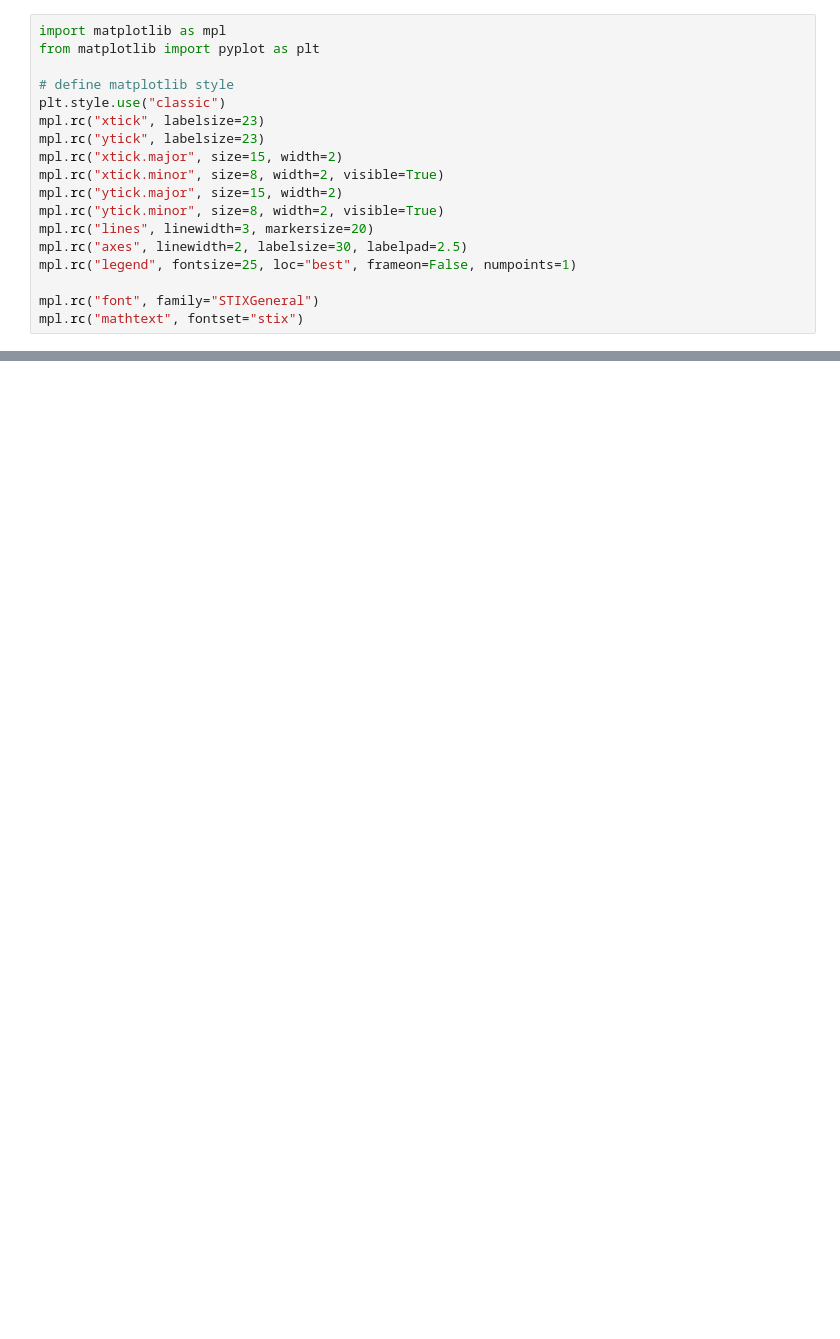
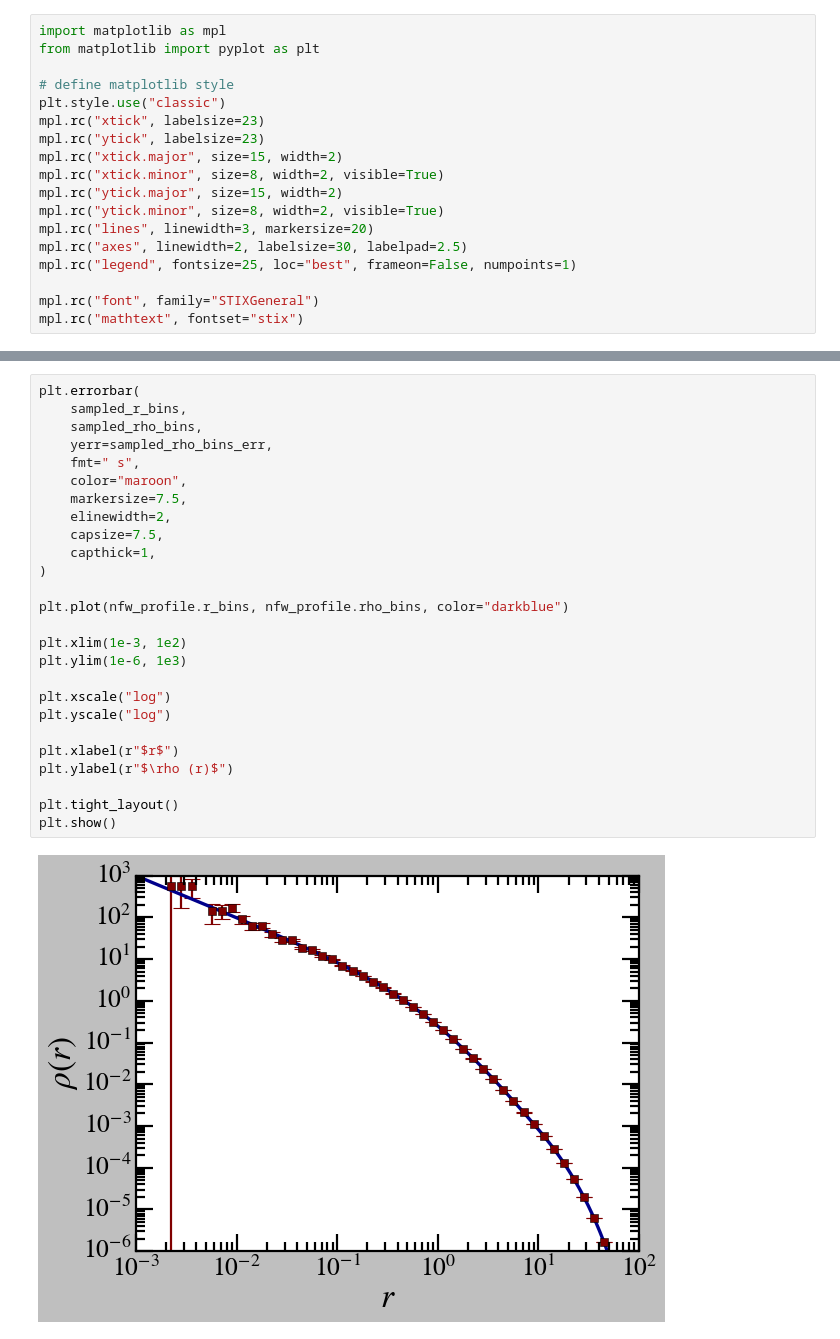
Before and after one commit to vinh-qtran/SoftIsoICs, a Jupyter notebook: nbs/test.ipynb, the cells around one changed output, grey strips where cells are left out. Saved outputs shown, nothing was run; the diff lists cells and outputs as text; blank space fills up the shorter version.

```diff
--- a/nbs/test.ipynb
+++ b/nbs/test.ipynb
@@ -110,0 +168,28 @@ plt.show()
+# %%
+plt.errorbar(
+    sampled_r_bins,
+    sampled_rho_bins,
+    yerr=sampled_rho_bins_err,
+    fmt=" s",
+    color="maroon",
+    markersize=7.5,
+    elinewidth=2,
+    capsize=7.5,
+    capthick=1,
+)
+
+plt.plot(nfw_profile.r_bins, nfw_profile.rho_bins, color="darkblue")
+
+plt.xlim(1e-3, 1e2)
+plt.ylim(1e-6, 1e3)
+
+plt.xscale("log")
+plt.yscale("log")
+
+plt.xlabel(r"$r$")
+plt.ylabel(r"$\rho (r)$")
+
+plt.tight_layout()
+plt.show()
+# %% [output]
+[figure, added]
```
Also changed, not shown: parts of 18 cells of this notebook, 6 other files.
